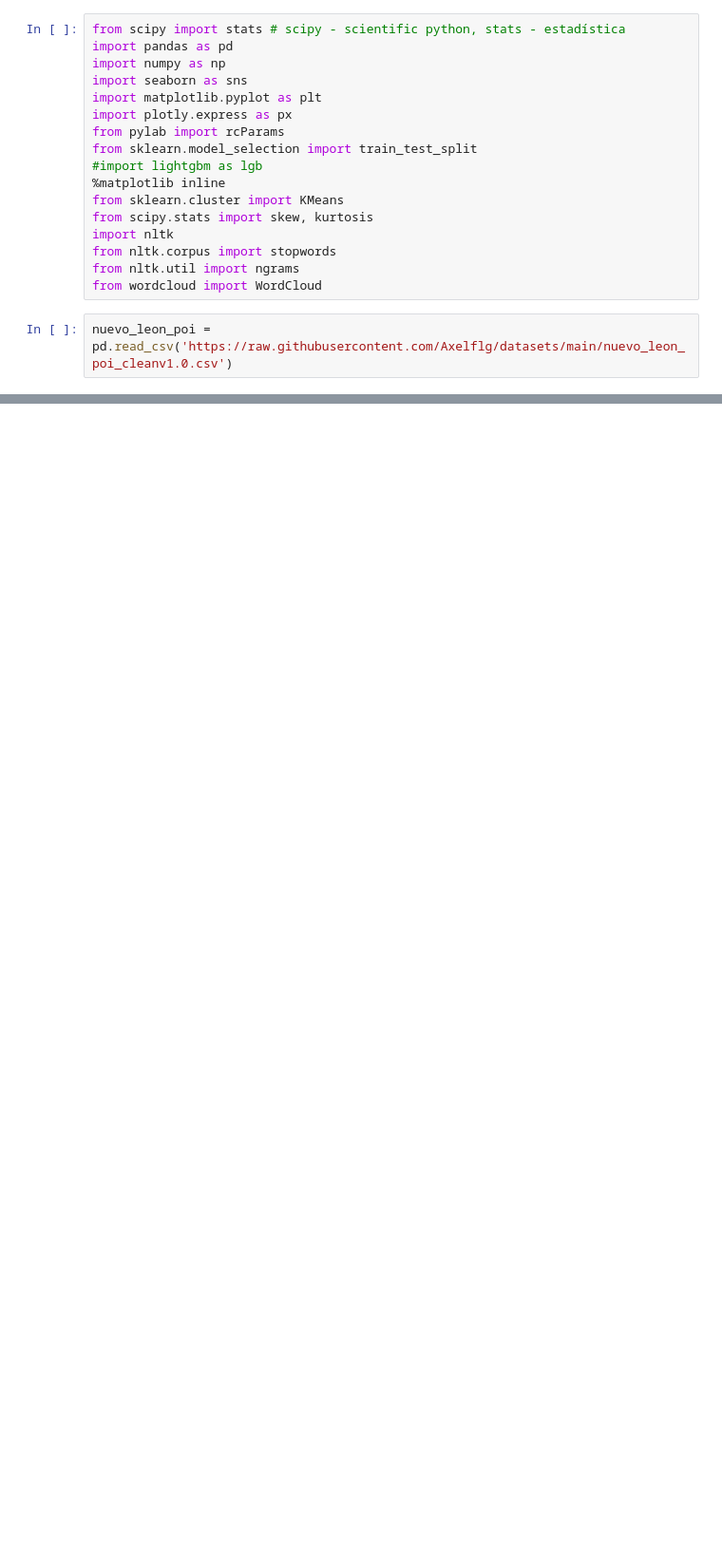
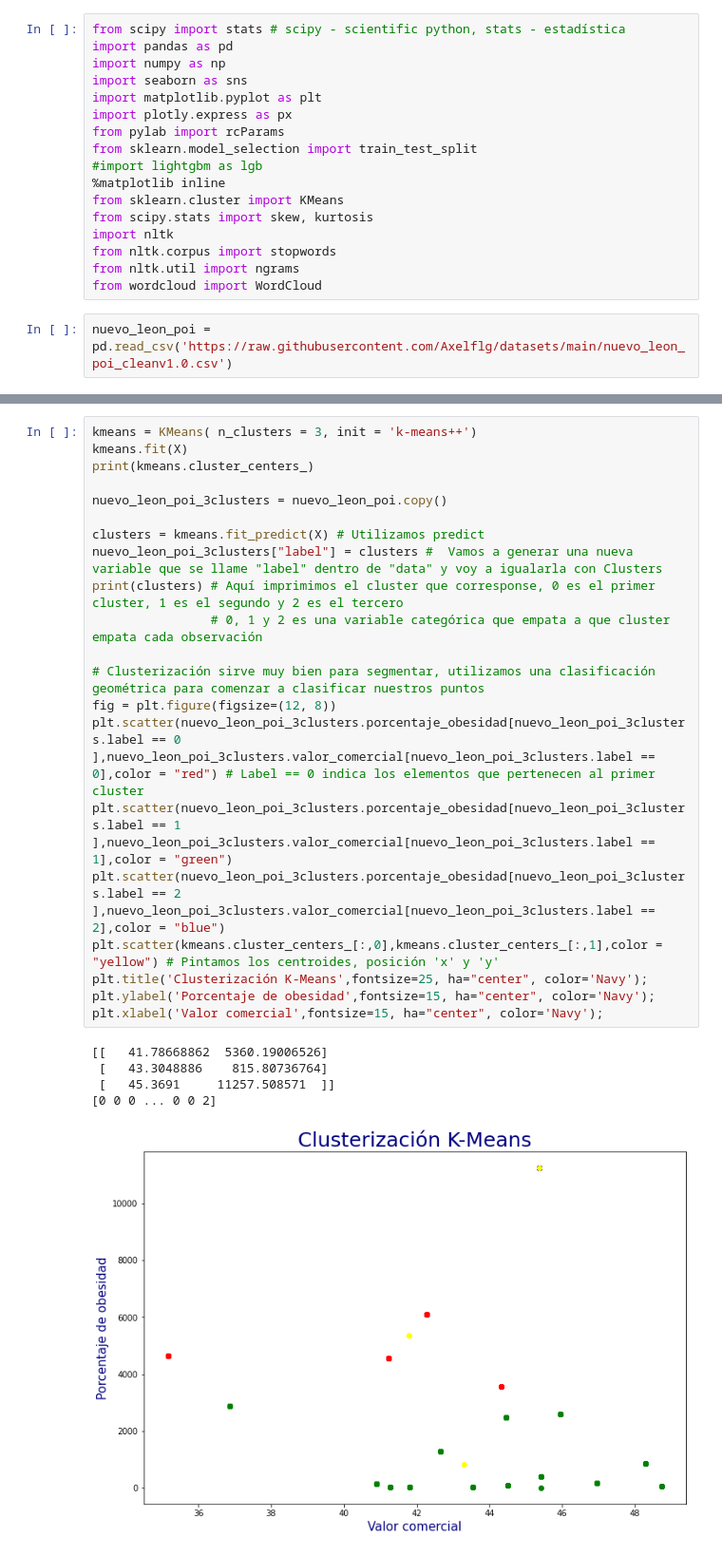
Before and after one commit to Deltarios/analisis_ropa_bedu_4, a Jupyter notebook: proyecto/Ropas_Extra_Parte_4.ipynb, the cells around one changed output, grey strips where cells are left out. Shown at 95% size. Saved outputs shown, nothing was run; the diff lists cells and outputs as text; blank space fills up the shorter version.

```diff
--- a/proyecto/Ropas_Extra_Parte_4.ipynb
+++ b/proyecto/Ropas_Extra_Parte_4.ipynb
@@ -1311,0 +194,27 @@ En esta gráfica podemos observar la distrución de los centros lógisticos con
+# %%
+kmeans = KMeans( n_clusters = 3, init = 'k-means++')
+kmeans.fit(X)
+print(kmeans.cluster_centers_)
+
+nuevo_leon_poi_3clusters = nuevo_leon_poi.copy()
+
+clusters = kmeans.fit_predict(X) # Utilizamos predict
+nuevo_leon_poi_3clusters["label"] = clusters #  Vamos a generar una nueva variable que se llame "label" dentro de "data" y voy a igualarla con Clusters
+print(clusters) # Aquí imprimimos el cluster que corresponse, 0 es el primer cluster, 1 es el segundo y 2 es el tercero
+                # 0, 1 y 2 es una variable categórica que empata a que cluster empata cada observación
+
+# Clusterización sirve muy bien para segmentar, utilizamos una clasificación geométrica para comenzar a clasificar nuestros puntos
+fig = plt.figure(figsize=(12, 8))
+plt.scatter(nuevo_leon_poi_3clusters.porcentaje_obesidad[nuevo_leon_poi_3clusters.label == 0 ],nuevo_leon_poi_3clusters.valor_comercial[nuevo_leon_poi_3clusters.label == 0],color = "red") # Label == 0 indica los elementos que pertenecen al primer cluster
+plt.scatter(nuevo_leon_poi_3clusters.porcentaje_obesidad[nuevo_leon_poi_3clusters.label == 1 ],nuevo_leon_poi_3clusters.valor_comercial[nuevo_leon_poi_3clusters.label == 1],color = "green")
+plt.scatter(nuevo_leon_poi_3clusters.porcentaje_obesidad[nuevo_leon_poi_3clusters.label == 2 ],nuevo_leon_poi_3clusters.valor_comercial[nuevo_leon_poi_3clusters.label == 2],color = "blue")
+plt.scatter(kmeans.cluster_centers_[:,0],kmeans.cluster_centers_[:,1],color = "yellow") # Pintamos los centroides, posición 'x' y 'y'
+plt.title('Clusterización K-Means',fontsize=25, ha="center", color='Navy');
+plt.ylabel('Porcentaje de obesidad',fontsize=15, ha="center", color='Navy');
+plt.xlabel('Valor comercial',fontsize=15, ha="center", color='Navy');
+# %% [output]
+[[   41.78668862  5360.19006526]
+ [   43.3048886    815.80736764]
+ [   45.3691     11257.508571  ]]
+[0 0 0 ... 0 0 2]
+[figure, added]
```
Also changed, not shown: parts of 273 cells of this notebook, 3 other files.
